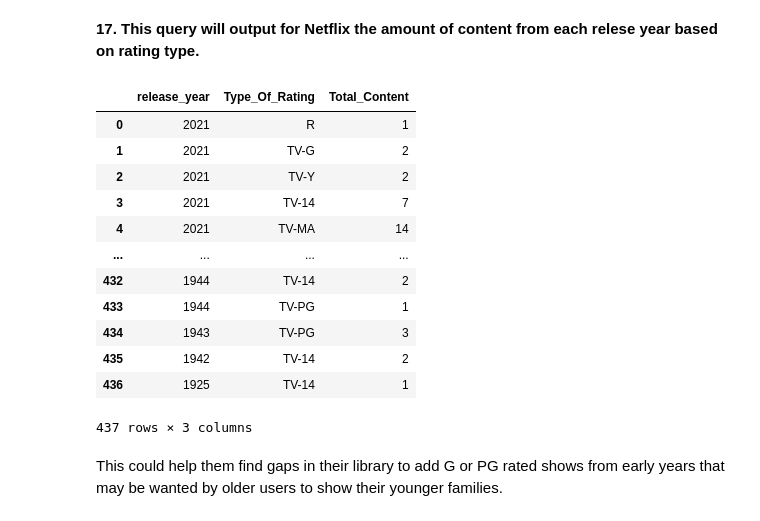
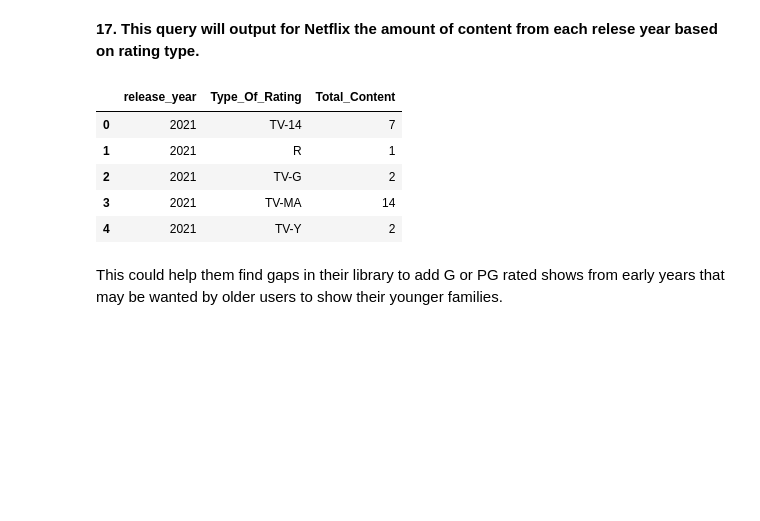
Before and after one commit to aditya248/Netflix-Exploratory-Data-Analysis, a Jupyter notebook: BA775_TeamProject_B2T8.ipynb, the cells around one changed output. Cells and saved outputs as stored; diff of their text form; code cells hidden in the pictures; blank space fills up the shorter version.

```diff
--- a/BA775_TeamProject_B2T8.ipynb
+++ b/BA775_TeamProject_B2T8.ipynb
@@ -395,23 +350,16 @@ Covid may have effected the amount of content that netflix could add last year,
 # %%
 %%bigquery --project=ba775-team8-b2
 SELECT release_year, rating as Type_Of_Rating, COUNT(*) as Total_Content FROM `ba775-team8-b2.Netflix.netflix_titles`
 GROUP BY rating, release_year
 ORDER BY release_year DESC
-# Count of rating each year
+Limit 5
 # %% [output]
 |  | release_year | Type_Of_Rating | Total_Content |
-| 0 | 2021 | R | 1 |
-| 1 | 2021 | TV-G | 2 |
-| 2 | 2021 | TV-Y | 2 |
-| 3 | 2021 | TV-14 | 7 |
-| 4 | 2021 | TV-MA | 14 |
-| ... | ... | ... | ... |
-| 432 | 1944 | TV-14 | 2 |
-| 433 | 1944 | TV-PG | 1 |
-| 434 | 1943 | TV-PG | 3 |
-| 435 | 1942 | TV-14 | 2 |
-| 436 | 1925 | TV-14 | 1 |
+| 0 | 2021 | TV-14 | 7 |
+| 1 | 2021 | R | 1 |
+| 2 | 2021 | TV-G | 2 |
+| 3 | 2021 | TV-MA | 14 |
+| 4 | 2021 | TV-Y | 2 |
-437 rows × 3 columns
 # %% [markdown]
 This could help them find gaps in their library to add G or PG rated shows from early years that may be wanted by older users to show their younger families.
 # %% [markdown]
```
Also changed, not shown: parts of 8 cells of this notebook.
